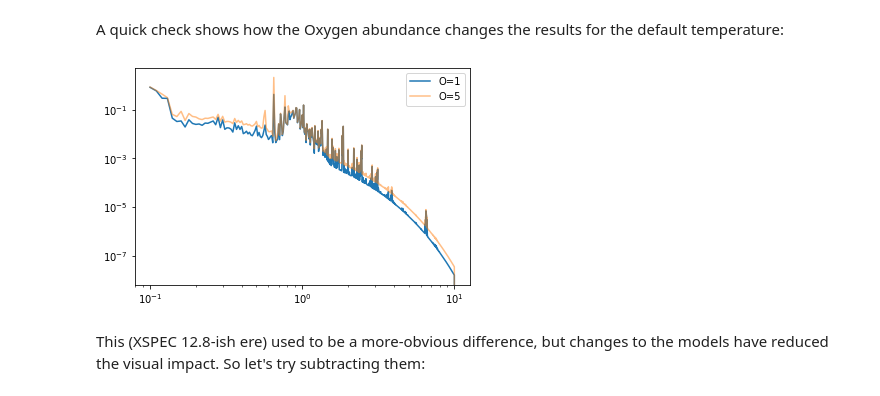
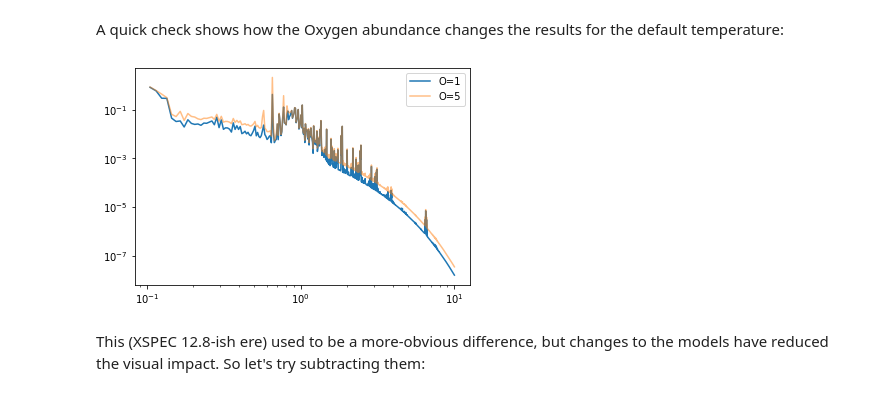
Before and after one commit to DougBurke/sherpa-standalone-notebooks, a Jupyter notebook: 6 extending existing models (and XSPEC).ipynb, the cells around one changed output. Cells and saved outputs as stored; diff of their text form; code cells hidden in the pictures.

```diff
--- a/6 extending existing models (and XSPEC).ipynb
+++ b/6 extending existing models (and XSPEC).ipynb
@@ -390,18 +390,18 @@ usermodel.noh
 A quick check shows how the Oxygen abundance changes the results for
 the default temperature:
 # %%
-yo1 = noh(egrid)
+yo1 = noh(elo, ehi)
 
 noh.o = 5
-yo5 = noh(egrid)
+yo5 = noh(elo, ehi)
 
-plt.plot(egrid, yo1, label='O=1')
+plt.plot(emid, yo1, label='O=1')
 plt.xscale('log')
 plt.yscale('log')
 
-plt.plot(egrid, yo5, alpha=0.5, label='O=5')
+plt.plot(emid, yo5, alpha=0.5, label='O=5')
 plt.legend();
 # %% [output]
-[figure, old version]
+[figure, new version]
 # %% [markdown]
 This (XSPEC 12.8-ish ere) used to be a more-obvious difference, but changes to the models have reduced the visual impact. So let's try subtracting them:
```
Also changed, not shown: parts of 19 cells of this notebook, 11 other files.
